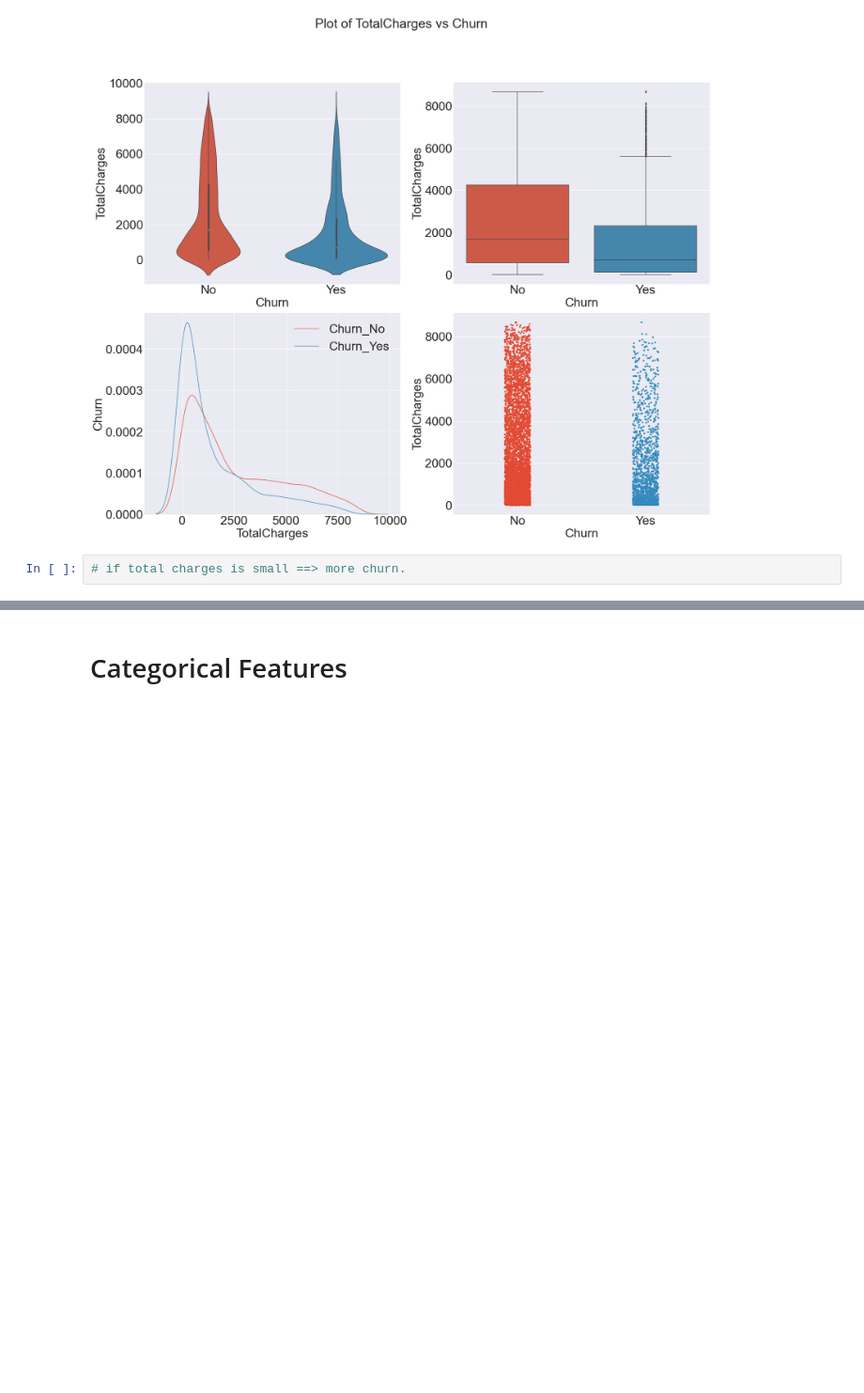
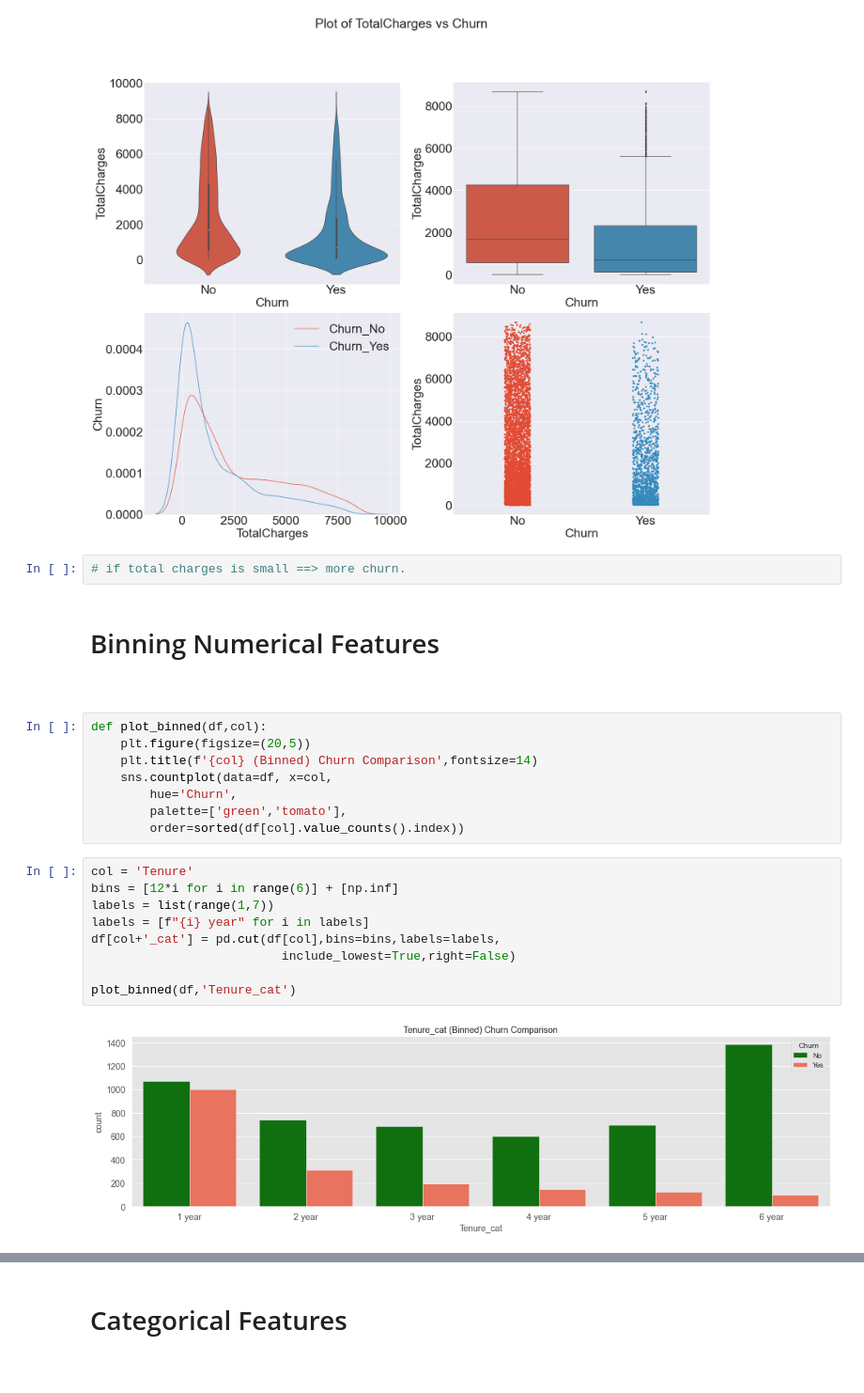
Before and after one commit to bhishanpdl/Project_Customer_Churn, a Jupyter notebook: notebooks/a01_churn_eda.ipynb, the cells around one changed output, grey strips where cells are left out. Shown at 94% size. Saved outputs shown, nothing was run; the diff lists cells and outputs as text; blank space fills up the shorter version.

```diff
--- a/notebooks/a01_churn_eda.ipynb
+++ b/notebooks/a01_churn_eda.ipynb
@@ -297,3 +297,28 @@ df.bp.plot_num_cat(cols_num[2],target_name)
 [figure]
 # %%
 # if total charges is small ==> more churn.
+# %% [markdown]
+<a id="" ></a>
+
+<h1>  Binning Numerical Features </h1>
+
+<a href="#top" class="btn btn-primary btn-sm" role="button" aria-pressed="true" style="color:white" data-toggle="popover" title="go to TOC">Go to Top</a>
+# %%
+def plot_binned(df,col):
+    plt.figure(figsize=(20,5))
+    plt.title(f'{col} (Binned) Churn Comparison',fontsize=14)
+    sns.countplot(data=df, x=col,
+        hue='Churn',
+        palette=['green','tomato'],
+        order=sorted(df[col].value_counts().index))
+# %%
+col = 'Tenure'
+bins = [12*i for i in range(6)] + [np.inf]
+labels = list(range(1,7))
+labels = [f"{i} year" for i in labels]
+df[col+'_cat'] = pd.cut(df[col],bins=bins,labels=labels,
+                          include_lowest=True,right=False)
+
+plot_binned(df,'Tenure_cat')
+# %% [output]
+[figure, added]
```
Also changed, not shown: parts of 2 cells of this notebook, 20 other files.
